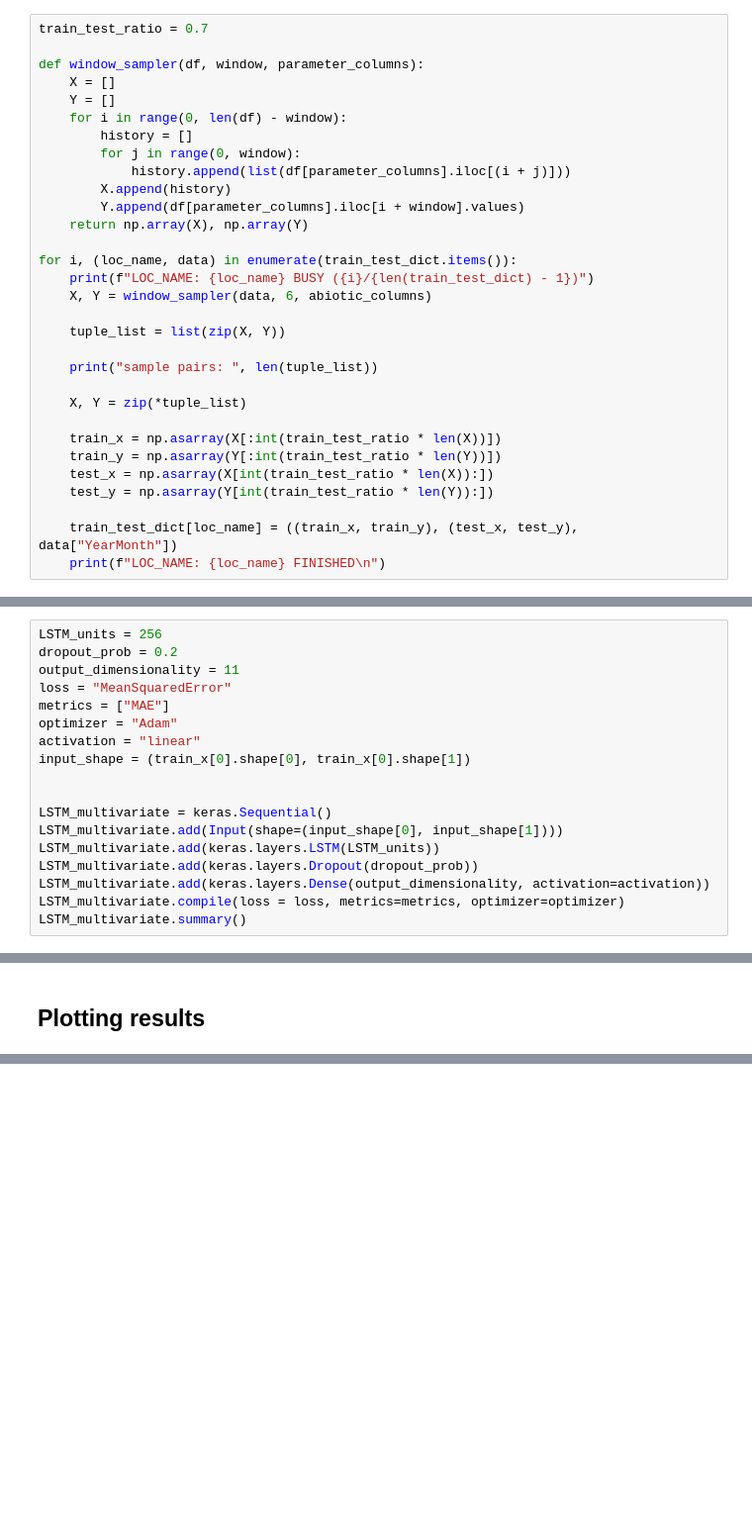
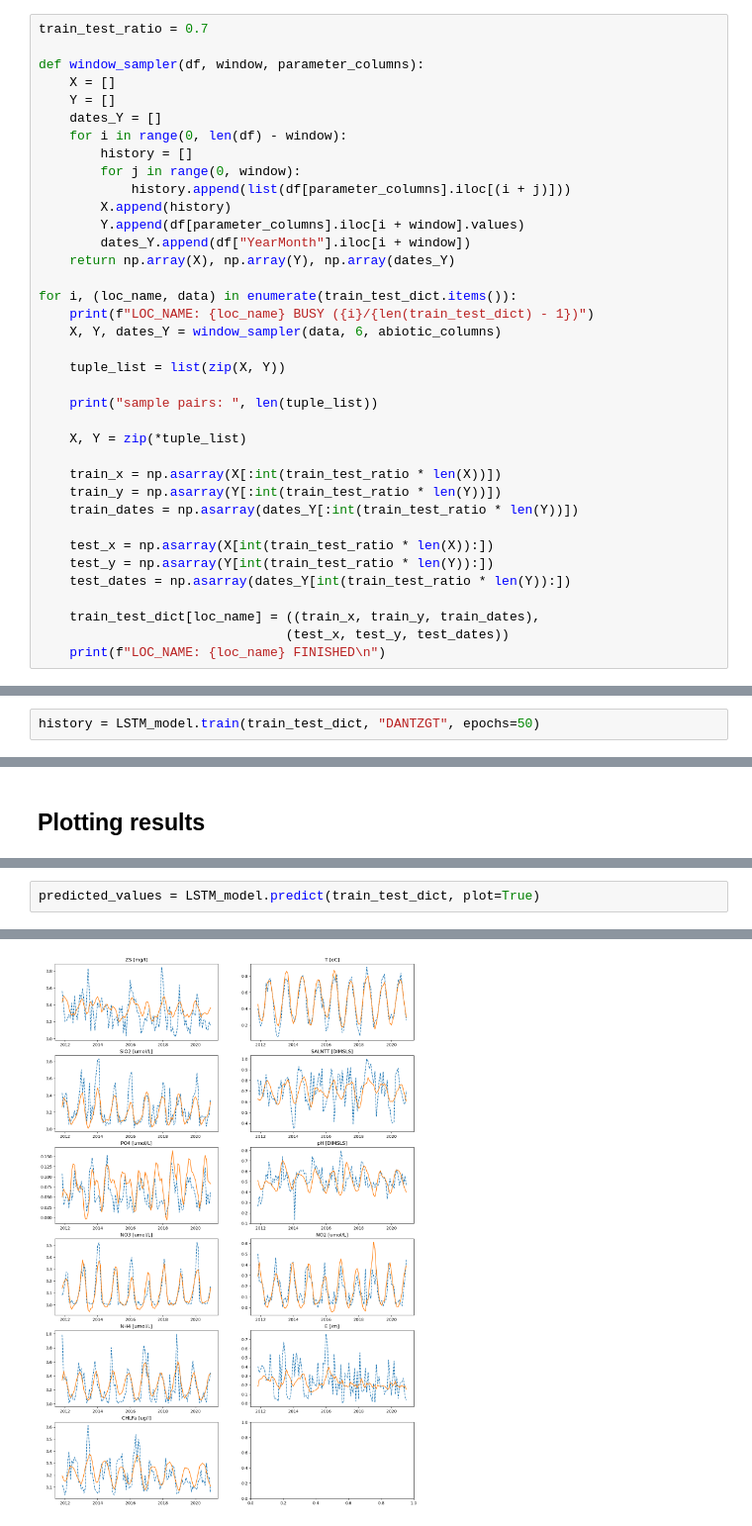
Before and after one commit to JinseiSteven/Phytoplankton-Prediction-Project, a Jupyter notebook: scripts/abio_LSTM.ipynb, the cells around one changed output, grey strips where cells are left out. Shown at 99% size. Drawn from its saved outputs; the diff is of its cells as text; blank space fills up the shorter version.

Commit message:
LSTM additions cleaning whatever

```diff
--- a/scripts/abio_LSTM.ipynb
+++ b/scripts/abio_LSTM.ipynb
@@ -82,17 +91,19 @@ train_test_ratio = 0.7
 def window_sampler(df, window, parameter_columns):
 	X = []
 	Y = []
+	dates_Y = []
 	for i in range(0, len(df) - window):
 		history = []
 		for j in range(0, window):
 			history.append(list(df[parameter_columns].iloc[(i + j)]))
 		X.append(history)
 		Y.append(df[parameter_columns].iloc[i + window].values)
-	return np.array(X), np.array(Y)
+		dates_Y.append(df["YearMonth"].iloc[i + window])
+	return np.array(X), np.array(Y), np.array(dates_Y)
 
 for i, (loc_name, data) in enumerate(train_test_dict.items()):
 	print(f"LOC_NAME: {loc_name} BUSY ({i}/{len(train_test_dict) - 1})")
-	X, Y = window_sampler(data, 6, abiotic_columns)
+	X, Y, dates_Y = window_sampler(data, 6, abiotic_columns)
 
 	tuple_list = list(zip(X, Y))
 
@@ -102,10 +113,14 @@ for i, (loc_name, data) in enumerate(train_test_dict.items()):
 
 	train_x = np.asarray(X[:int(train_test_ratio * len(X))])
 	train_y = np.asarray(Y[:int(train_test_ratio * len(Y))])
+	train_dates = np.asarray(dates_Y[:int(train_test_ratio * len(Y))])
+
 	test_x = np.asarray(X[int(train_test_ratio * len(X)):])
 	test_y = np.asarray(Y[int(train_test_ratio * len(Y)):])
+	test_dates = np.asarray(dates_Y[int(train_test_ratio * len(Y)):])
 
-	train_test_dict[loc_name] = ((train_x, train_y), (test_x, test_y), data["YearMonth"])
+	train_test_dict[loc_name] = ((train_x, train_y, train_dates),
+							  	(test_x, test_y, test_dates))
 	print(f"LOC_NAME: {loc_name} FINISHED\n")
 # %% [output]
 LOC_NAME: DANTZGT BUSY (0/26)
@@ -127,21 +142,3 @@ sample pairs:  357
 LOC_NAME: WALCRN70 FINISHED
 # %% [markdown]
 ## Defining the LSTM model
-# %%
-LSTM_units = 256
-dropout_prob = 0.2
-output_dimensionality = 11
-loss = "MeanSquaredError"
-metrics = ["MAE"]
-optimizer = "Adam"
-activation = "linear"
-input_shape = (train_x[0].shape[0], train_x[0].shape[1])
-
-
-LSTM_multivariate = keras.Sequential()
-LSTM_multivariate.add(Input(shape=(input_shape[0], input_shape[1])))
-LSTM_multivariate.add(keras.layers.LSTM(LSTM_units))
-LSTM_multivariate.add(keras.layers.Dropout(dropout_prob))
-LSTM_multivariate.add(keras.layers.Dense(output_dimensionality, activation=activation))
-LSTM_multivariate.compile(loss = loss, metrics=metrics, optimizer=optimizer)
-LSTM_multivariate.summary()
@@ -193,0 +220,2 @@ Epoch 50/50
+# %%
+history = LSTM_model.train(train_test_dict, "DANTZGT", epochs=50)
@@ -245,0 +242,3 @@ plt.plot(xs, d['Actual'])
+# %%
+predicted_values = LSTM_model.predict(train_test_dict, plot=True)
+# %% [output]
@@ -245,0 +246 @@ plt.plot(xs, d['Actual'])
+[figure, added]
```
Also changed, not shown: parts of 9 cells of this notebook, 1 other file.
